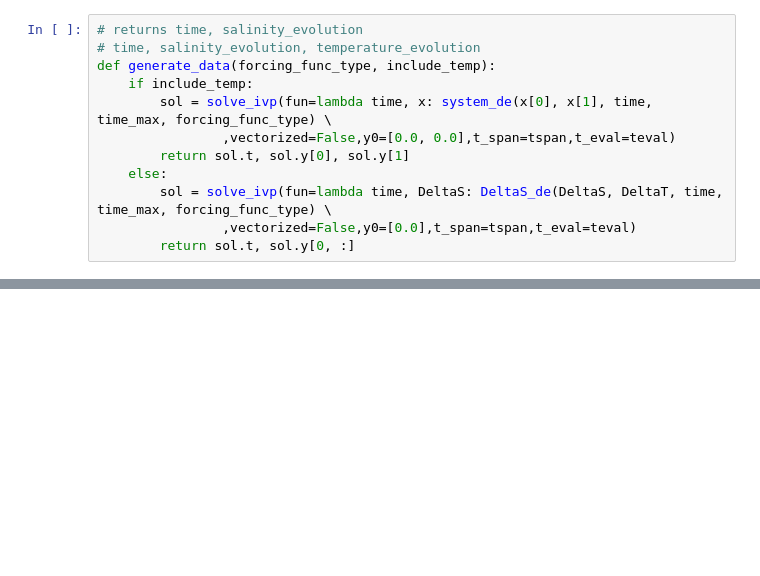
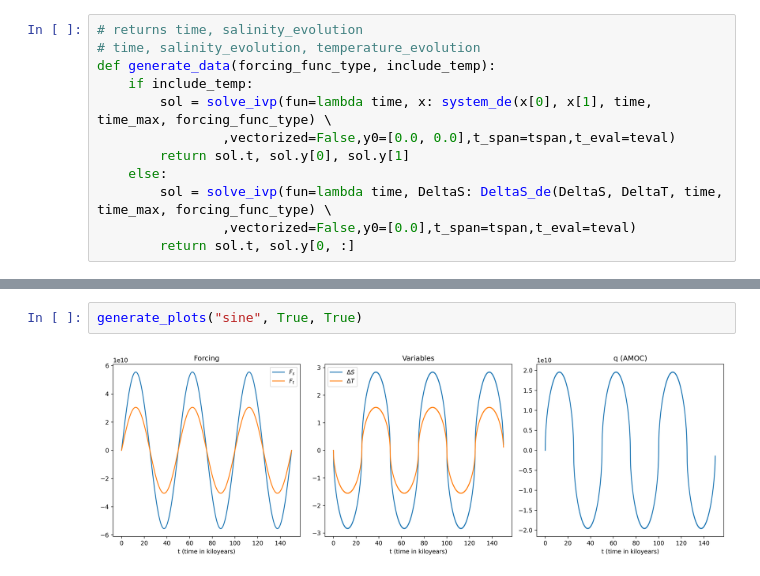
Before and after one commit to CompClimate/AMOC_XAI, a Jupyter notebook: generate_stommel_data.ipynb, the cells around one changed output, grey strips where cells are left out. Saved outputs shown, nothing was run; the diff lists cells and outputs as text; blank space fills up the shorter version.

```diff
--- a/generate_stommel_data.ipynb
+++ b/generate_stommel_data.ipynb
@@ -144,0 +168,4 @@ generate_plots("sine", True)
+# %%
+generate_plots("sine", True, True)
+# %% [output]
+[figure, added]
```
Also changed, not shown: parts of 13 cells of this notebook.
